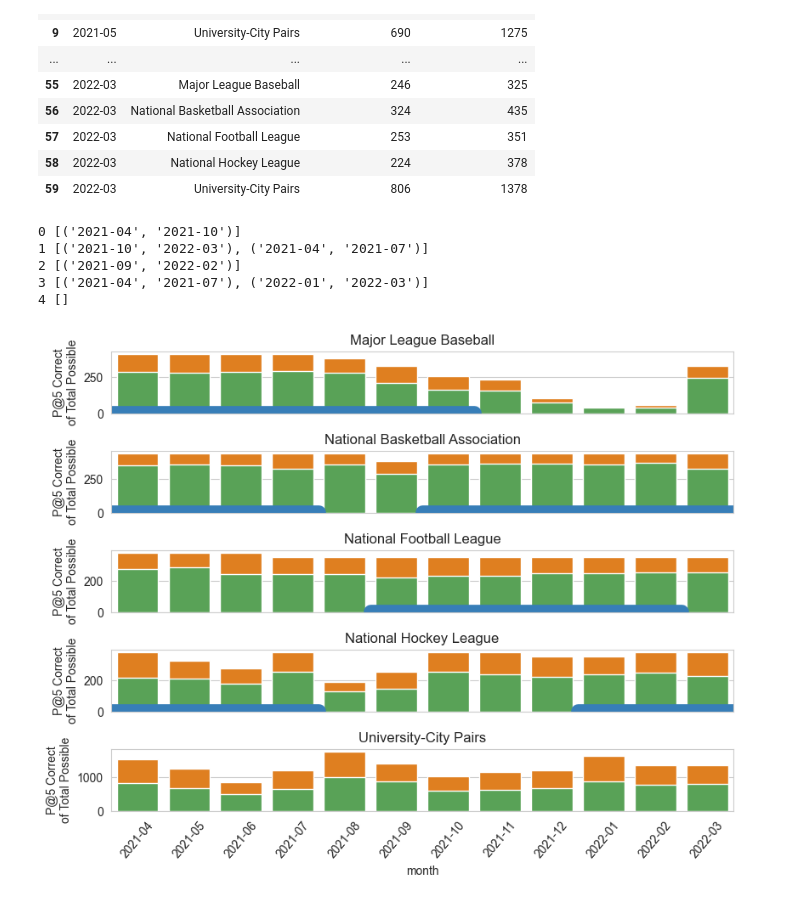
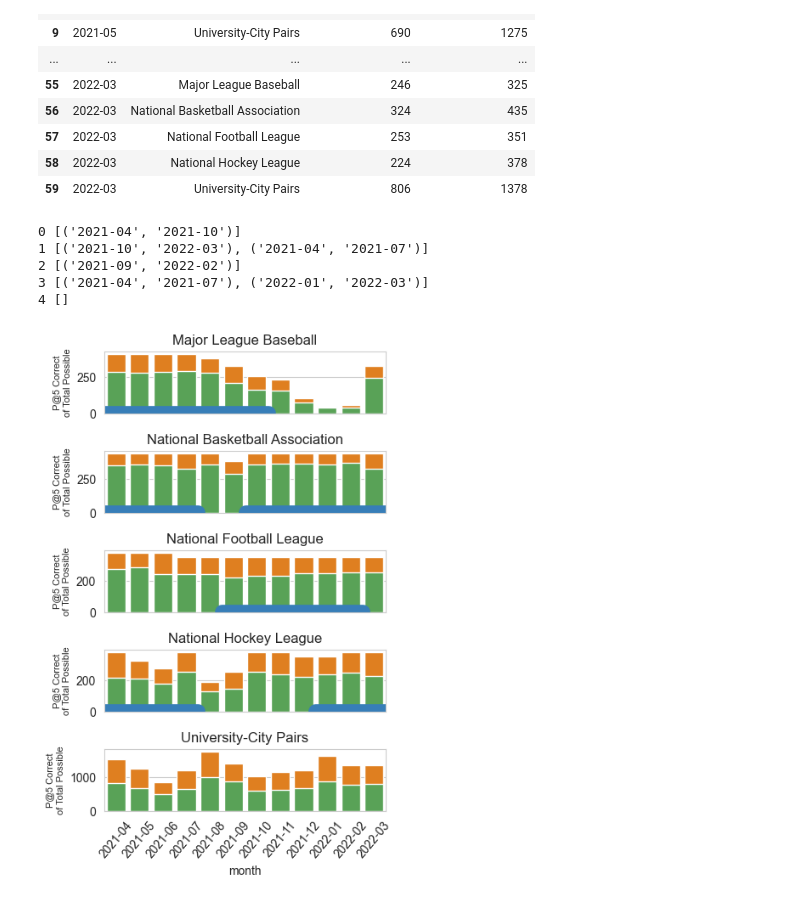
Before and after one commit to UMassCDS/IHOP-Reddit, a Jupyter notebook: notebooks/plot_final_community2vec_results.ipynb, the cells around one changed output. Cells and saved outputs as stored; diff of their text form; code cells hidden in the pictures.

Commit message:
Reduced size of analogy of time by category plot for paper

```diff
--- a/notebooks/plot_final_community2vec_results.ipynb
+++ b/notebooks/plot_final_community2vec_results.ipynb
@@ -138,29 +138,31 @@ display(analogies_df)
 | 59 | 2022-03 | University-City Pairs | 806 | 1378 |
 # %%
 sns.set_style("whitegrid")
-fig, axes = plt.subplots(5, 1, figsize=(8, 6))
+fig, axes = plt.subplots(5, 1, figsize=(4, 6))
 fig.tight_layout()
 axes = axes.flatten()
 for i, (category, ax) in enumerate(zip(category_labels, axes)):
     cat_df = analogies_df[analogies_df["Category"] == category]
     sns.barplot(data=cat_df, ax=ax, x="month", y="Solvable Analogies", color="#ff7f00", errorbar=None)
     sns.barplot(data=cat_df, ax=ax, x="month", y="Correct Analogies", color="#4daf4a", errorbar=None)
     ax.set_title(category)
     print(i, season_dates[i])
     for season_tuple in season_dates[i]:
         season_start = MONTHS.index(season_tuple[0]) / len(MONTHS)
         season_end = (MONTHS.index(season_tuple[1]) +1) / len(MONTHS)
         ax.axhline(y=1, xmin=season_start, xmax=season_end, c="#377eb8", linewidth=12)
 
-    ax.set_ylabel("P@5 Correct\nof Total Possible")
+    ax.set_ylabel("P@5 Correct\nof Total Possible", fontsize=8)
     if i<4:
         ax.get_xaxis().set_visible(False)
     else:
         ax.set_xticklabels(MONTHS, rotation = 50)
+
+plt.savefig(VIZ_PATH / "analogies_solved.png", bbox_inches="tight")
 # %% [output]
 0 [('2021-04', '2021-10')]
 1 [('2021-10', '2022-03'), ('2021-04', '2021-07')]
 2 [('2021-09', '2022-02')]
 3 [('2021-04', '2021-07'), ('2022-01', '2022-03')]
 4 []
-[figure, old version]
+[figure, new version]
```
